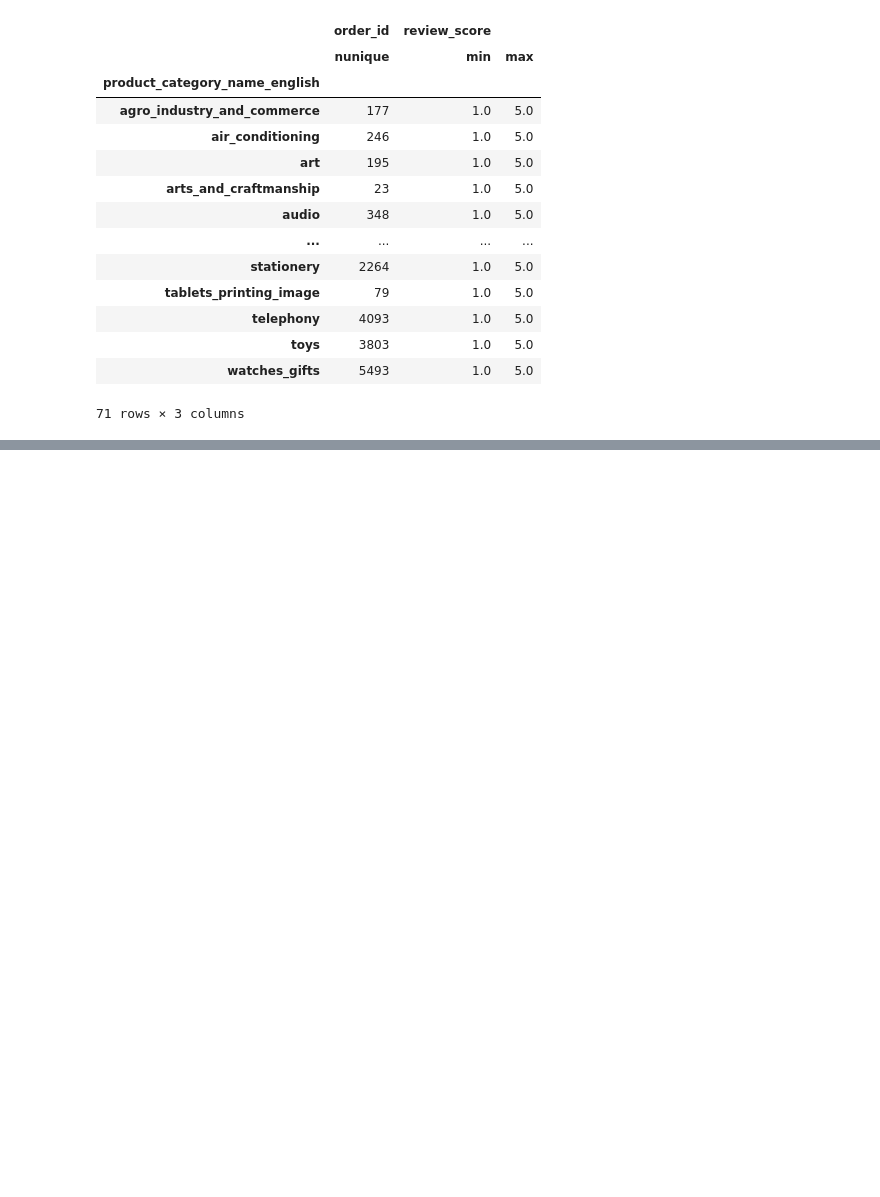
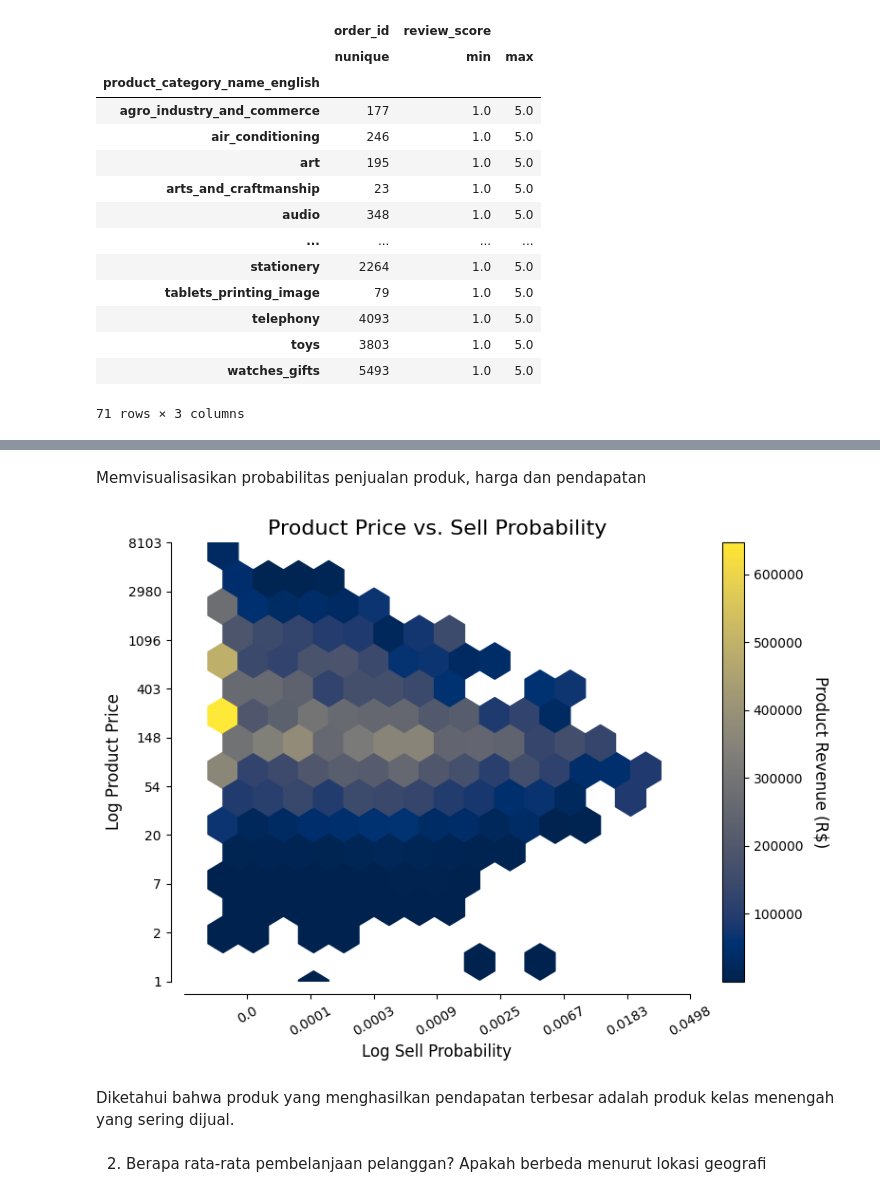
Before and after one commit to RafiyatnSandya/Data-Analyst-Dicoding, a Jupyter notebook: notebook.ipynb, the cells around one changed output, grey strips where cells are left out. Saved outputs shown, nothing was run; the diff lists cells and outputs as text; code cells hidden in the pictures; blank space fills up the shorter version.

```diff
--- a/notebook.ipynb
+++ b/notebook.ipynb
@@ -803,0 +814,10 @@ all_data_df.to_csv(output_csv_path, index=False)
+# %%
+items_product = data['items'].merge(data['products'], on= 'product_id', how= 'inner')
+orders_ip = data['orders'].merge(items_product, on='order_id', how='inner')
+
+# pivot table aggregating by # of items bought and mean of price ('will be the same')
+product_revenue = orders_ip.pivot_table(index=['product_id'], aggfunc= {'order_item_id': 'sum', 'price':'mean'})
+product_revenue['total'] = product_revenue['order_item_id'] * product_revenue['price']
+product_revenue.rename(columns={'order_item_id':'sell_probability'}, inplace= True)
+product_revenue['sell_probability'] = product_revenue['sell_probability'] / len(product_revenue)
+product_revenue.sort_values(by='total', ascending= False)
@@ -803,0 +839,44 @@ all_data_df.to_csv(output_csv_path, index=False)
+# %% [markdown]
+Memvisualisasikan probabilitas penjualan produk, harga dan pendapatan
+# %%
+def custom_plot(ax, spines):
+    for loc, spine in ax.spines.items():
+        if loc in spines:
+            spine.set_position(('outward', 10))
+        else:
+            spine.set_color('none')
+    ax.xaxis.set_ticks_position('bottom')
+    ax.yaxis.set_ticks_position('left')
+
+x = np.log(product_revenue.sell_probability)
+y = np.log(product_revenue.price)
+
+fig, ax = plt.subplots(figsize=(8, 6))
+custom_plot(ax, ['bottom', 'left'])
+
+plt.title('Product Price vs. Sell Probability', fontsize=16)
+plt.xlabel('Log Sell Probability', fontsize=12)
+plt.ylabel('Log Product Price', fontsize=12)
+
+plt.xlim(-11, -3)
+plt.ylim(0, 9)
+
+plt.yticks(range(10), [int(np.exp(x)) for x in range(10)], fontsize=10)
+plt.xticks(range(-10, -2), [round(np.exp(x), 4) for x in range(-10, -2)], fontsize=10, rotation=30)
+
+# Use different colormaps and set the number of grids
+hb = ax.hexbin(x, y, gridsize=14, C=product_revenue.total, reduce_C_function=np.sum, cmap='cividis')
+
+# Added colorbar
+cb = fig.colorbar(hb, ax=ax)
+cb.set_label('Product Revenue (R$)', rotation=270, labelpad=20, fontsize=12)
+
+# Customize the layout and save the image
+plt.tight_layout()
+plt.savefig('drive/MyDrive/asli_git/data/product_probability_sum_custom.png', dpi=250)
+# %% [output]
+[figure, added]
+# %% [markdown]
+Diketahui bahwa produk yang menghasilkan pendapatan terbesar adalah produk kelas menengah yang sering dijual.
+# %% [markdown]
+2. Berapa rata-rata pembelanjaan pelanggan? Apakah berbeda menurut lokasi geografi
```
Also changed, not shown: parts of 19 cells of this notebook, 2 other files.
